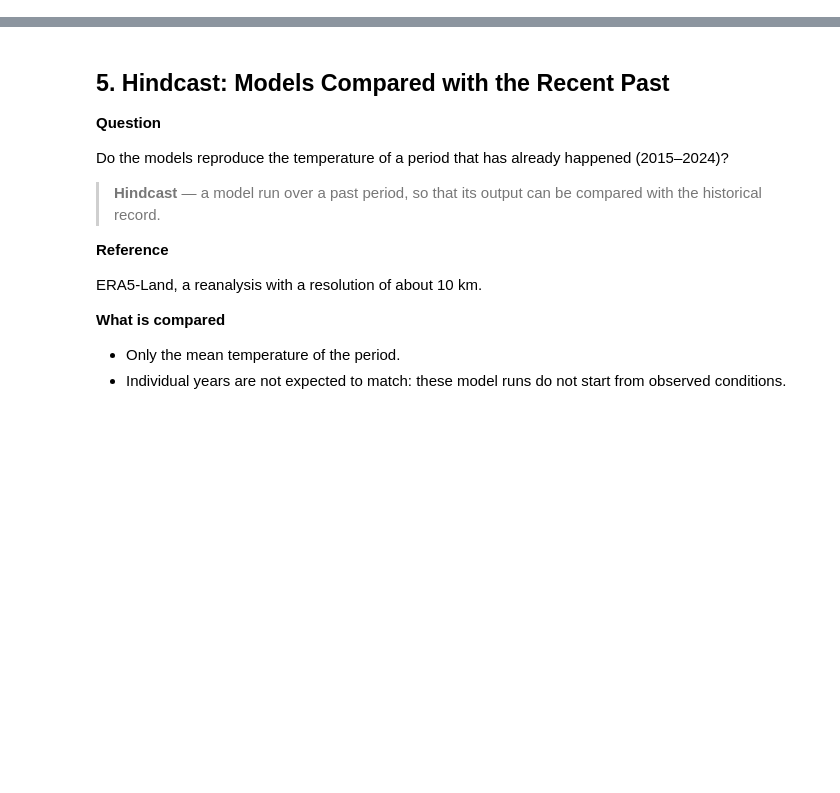
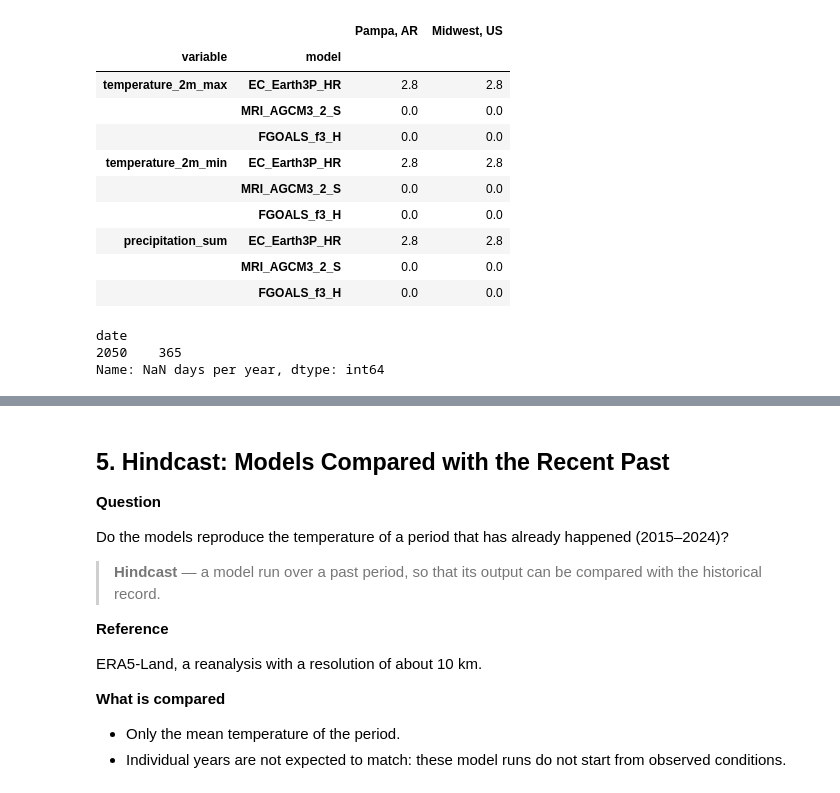
Before and after one commit to deloxantos/pretaverdi, a Jupyter notebook: notebooks/02-cmip6-multi-model-projections.ipynb, the cells around one changed output, grey strips where cells are left out. Cells and saved outputs as stored; diff of their text form; code cells hidden in the pictures; blank space fills up the shorter version.

```diff
--- a/notebooks/02-cmip6-multi-model-projections.ipynb
+++ b/notebooks/02-cmip6-multi-model-projections.ipynb
@@ -119,19 +0,0 @@ NaN is only the *explicit* form of missing, though. A subtler failure mode is mi
-# %%
-def annual_precipitation(df):
-    """Annual totals per model; partial years (<300 valid days) and
-    implausibly dry years (<300 mm) are masked as missing."""
-    annual = df["precipitation_sum"].resample("YE").sum(min_count=300)
-    annual.index = annual.index.year
-    return annual.mask(annual < 300)
-
-
-for name, df in [("Pampa", proj_pampa), ("Midwest", proj_midwest)]:
-    raw = df["precipitation_sum"].resample("YE").sum(min_count=300)
-    raw.index = raw.index.year
-    flagged = raw[(raw < 300).any(axis=1)]
-    print(f"=== {name} — implausibly dry years (<300 mm), raw totals ===")
-    print(flagged.round(0).to_string(), "\n")
-
-for name, df in [("Pampa", proj_pampa), ("Midwest", proj_midwest)]:
-    fgoals_2016 = df[("precipitation_sum", "FGOALS_f3_H")]["2016"]
-    print(f"FGOALS_f3_H 2016 at {name}: {(fgoals_2016 == 0).sum()}/{len(fgoals_2016)} days are exactly 0 mm")
@@ -268,0 +95,21 @@ A meta-lesson, earned the hard way: computed on the **raw** data, this same tabl
+# %%
+pd.concat({site: nan_share(df) for site, df in proj.items()}, axis=1)
+# %% [output]
+|  |  | Pampa, AR | Midwest, US |
+| variable | model |  |  |
+| temperature_2m_max | EC_Earth3P_HR | 2.8 | 2.8 |
+|  | MRI_AGCM3_2_S | 0.0 | 0.0 |
+|  | FGOALS_f3_H | 0.0 | 0.0 |
+| temperature_2m_min | EC_Earth3P_HR | 2.8 | 2.8 |
+|  | MRI_AGCM3_2_S | 0.0 | 0.0 |
+|  | FGOALS_f3_H | 0.0 | 0.0 |
+| precipitation_sum | EC_Earth3P_HR | 2.8 | 2.8 |
+|  | MRI_AGCM3_2_S | 0.0 | 0.0 |
+|  | FGOALS_f3_H | 0.0 | 0.0 |
+# %%
+ec_earth = proj["Pampa, AR"][("temperature_2m_max", "EC_Earth3P_HR")]
+ec_earth[ec_earth.isna()].index.year.value_counts().rename("NaN days per year")
+# %% [output]
+date
+2050    365
+Name: NaN days per year, dtype: int64
```
Also changed, not shown: parts of 53 cells of this notebook.
